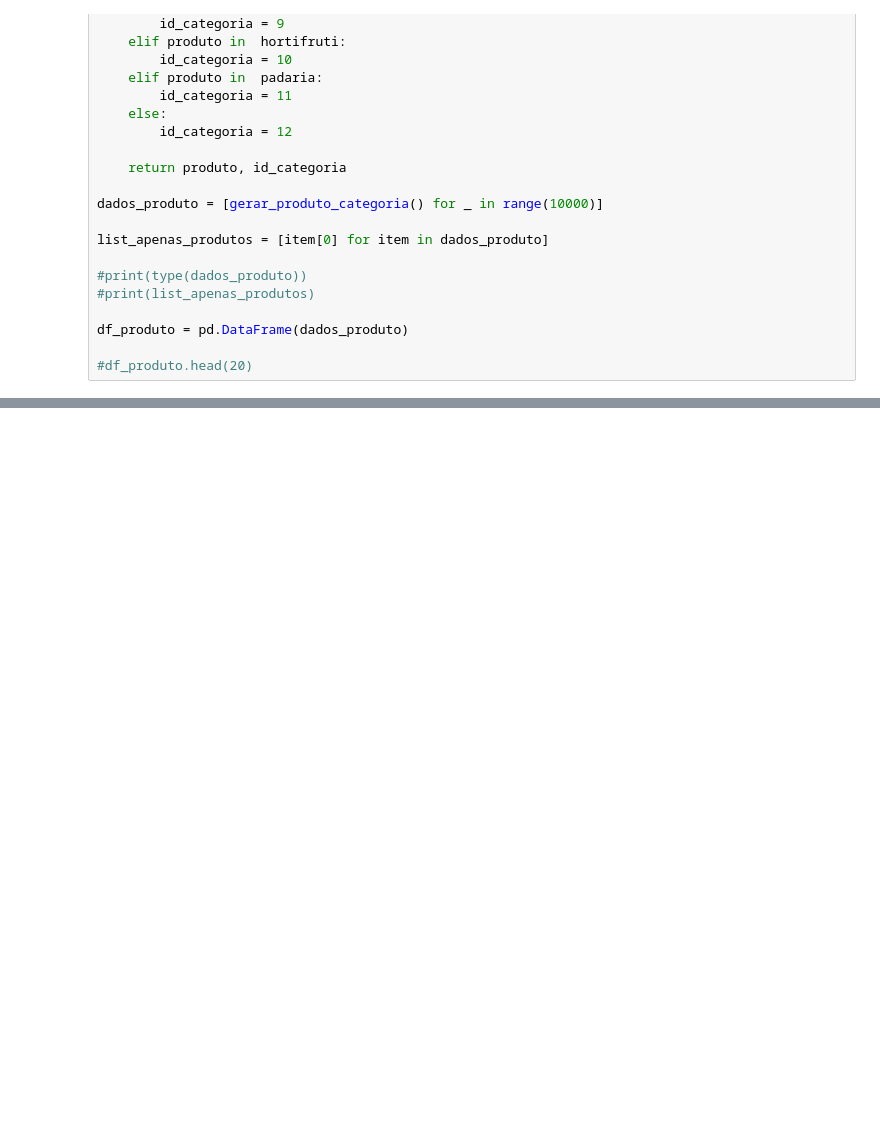
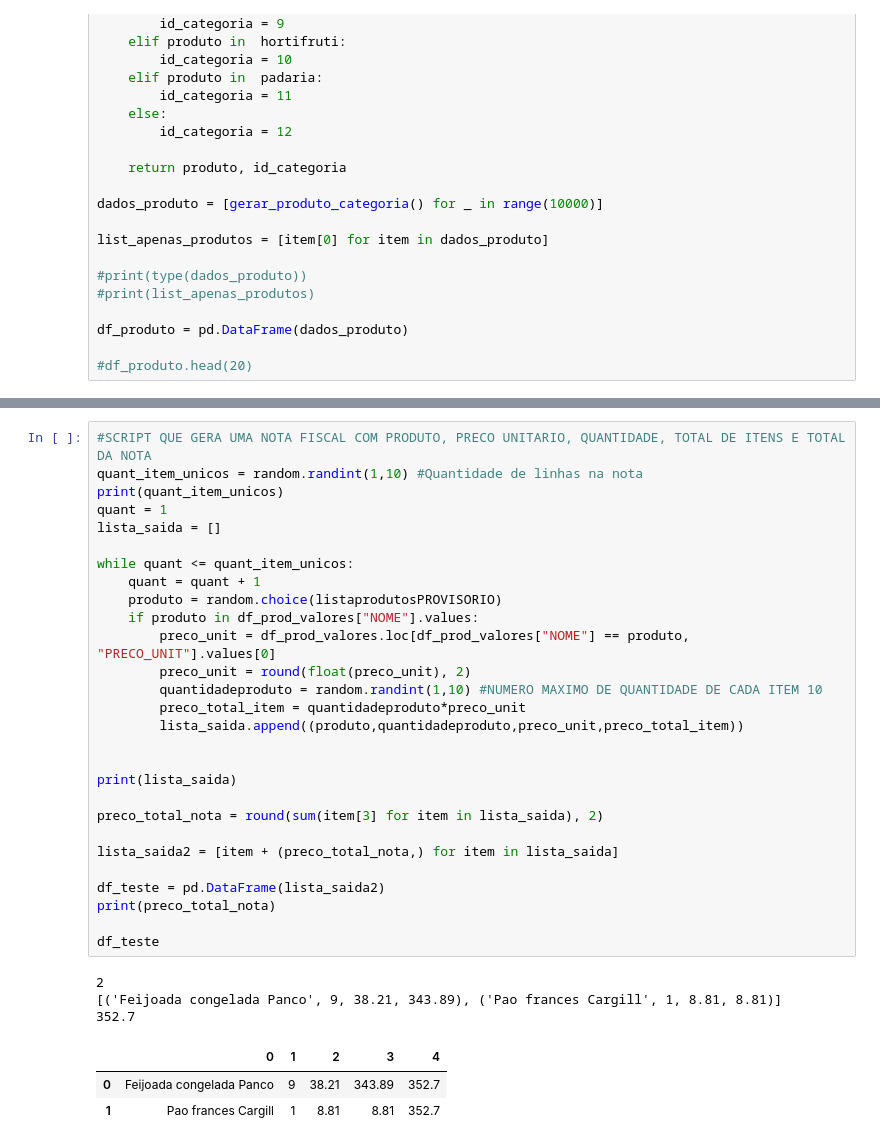
Before and after one commit to Marcelo-Augusto-Silva-Pinto/Python_Projetos, a Jupyter notebook: PROJETOMERCADO/TabelaProdutos.ipynb, the cells around one changed output, grey strips where cells are left out. Saved outputs shown, nothing was run; the diff lists cells and outputs as text; blank space fills up the shorter version.

```diff
--- a/PROJETOMERCADO/TabelaProdutos.ipynb
+++ b/PROJETOMERCADO/TabelaProdutos.ipynb
@@ -1522,0 +1545,35 @@ df_prod_valores
+# %%
+#SCRIPT QUE GERA UMA NOTA FISCAL COM PRODUTO, PRECO UNITARIO, QUANTIDADE, TOTAL DE ITENS E TOTAL DA NOTA
+quant_item_unicos = random.randint(1,10) #Quantidade de linhas na nota
+print(quant_item_unicos)
+quant = 1
+lista_saida = []
+
+while quant <= quant_item_unicos:
+    quant = quant + 1
+    produto = random.choice(listaprodutosPROVISORIO)
+    if produto in df_prod_valores["NOME"].values:
+        preco_unit = df_prod_valores.loc[df_prod_valores["NOME"] == produto, "PRECO_UNIT"].values[0]
+        preco_unit = round(float(preco_unit), 2)
+        quantidadeproduto = random.randint(1,10) #NUMERO MAXIMO DE QUANTIDADE DE CADA ITEM 10
+        preco_total_item = quantidadeproduto*preco_unit
+        lista_saida.append((produto,quantidadeproduto,preco_unit,preco_total_item))
+
+
+print(lista_saida)
+
+preco_total_nota = round(sum(item[3] for item in lista_saida), 2)
+
+lista_saida2 = [item + (preco_total_nota,) for item in lista_saida]
+
+df_teste = pd.DataFrame(lista_saida2)
+print(preco_total_nota)
+
+df_teste
+# %% [output]
+2
+[('Feijoada congelada Panco', 9, 38.21, 343.89), ('Pao frances Cargill', 1, 8.81, 8.81)]
+352.7
+|  | 0 | 1 | 2 | 3 | 4 |
+| 0 | Feijoada congelada Panco | 9 | 38.21 | 343.89 | 352.7 |
+| 1 | Pao frances Cargill | 1 | 8.81 | 8.81 | 352.7 |
```
Also changed, not shown: parts of 3 cells of this notebook, 2 other files.
